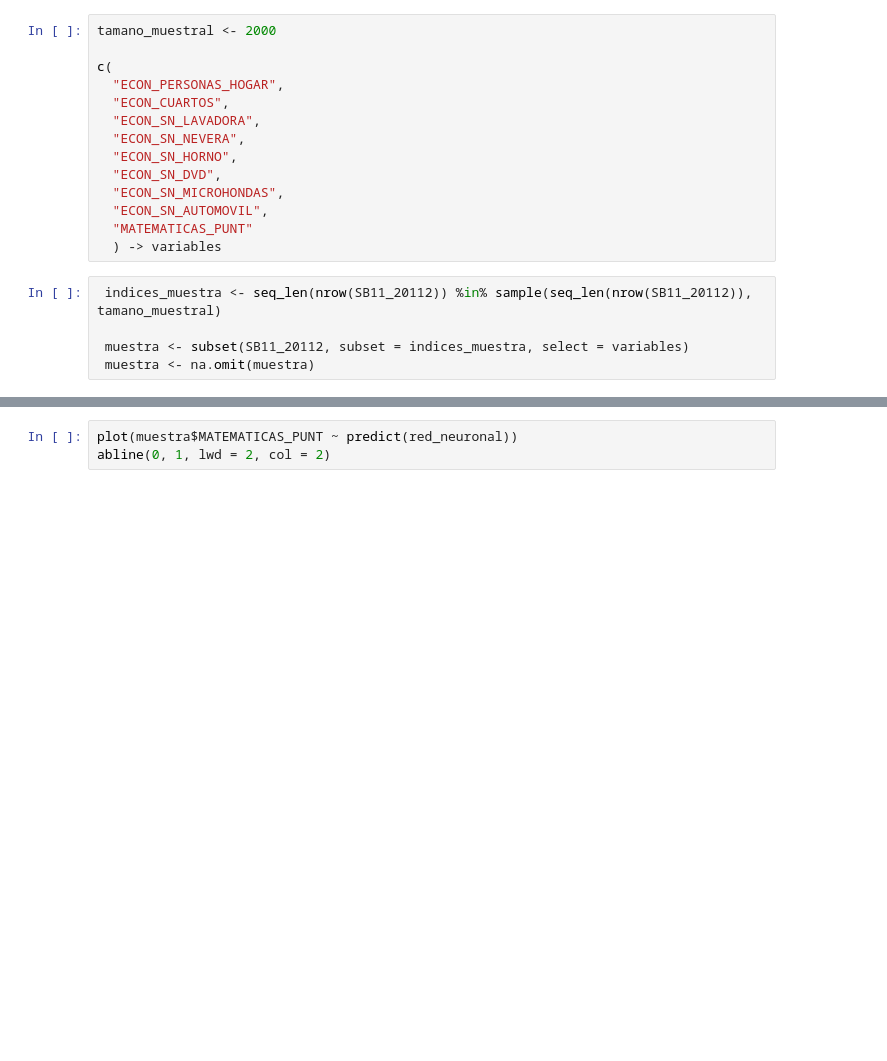
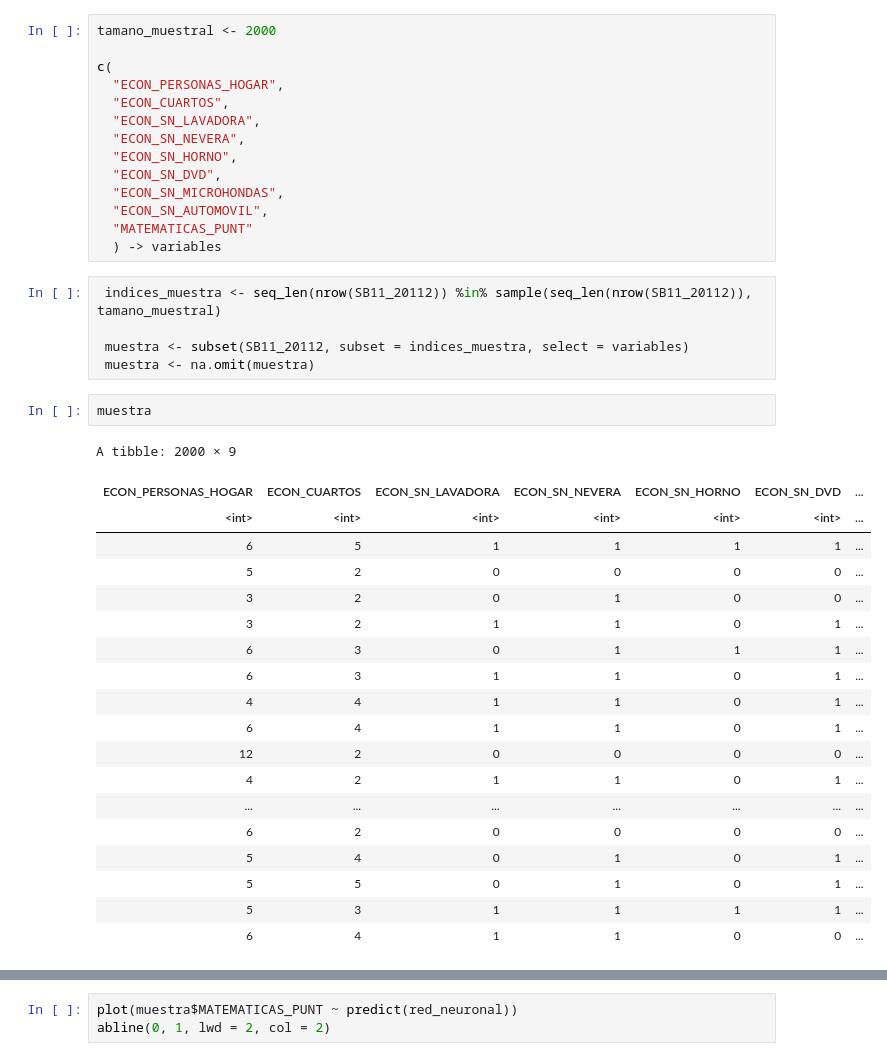
Before and after one commit to elqvixote/CODIGO_TRADING_R_PLATZI, a Jupyter notebook: 03_Red_Neuronal_Saber11.ipynb, the cells around one changed output, grey strips where cells are left out. Cells and saved outputs as stored; diff of their text form; blank space fills up the shorter version.

```diff
--- a/03_Red_Neuronal_Saber11.ipynb
+++ b/03_Red_Neuronal_Saber11.ipynb
@@ -51,5 +43,27 @@ c(
 
  muestra <- subset(SB11_20112, subset = indices_muestra, select = variables)
  muestra <- na.omit(muestra)
+# %%
+muestra
+# %% [output]
+A tibble: 2000 × 9
+| ECON_PERSONAS_HOGAR | ECON_CUARTOS | ECON_SN_LAVADORA | ECON_SN_NEVERA | ECON_SN_HORNO | ECON_SN_DVD | ... |
+| <int> | <int> | <int> | <int> | <int> | <int> | ... |
+| 6 | 5 | 1 | 1 | 1 | 1 | ... |
+| 5 | 2 | 0 | 0 | 0 | 0 | ... |
+| 3 | 2 | 0 | 1 | 0 | 0 | ... |
+| 3 | 2 | 1 | 1 | 0 | 1 | ... |
+| 6 | 3 | 0 | 1 | 1 | 1 | ... |
+| 6 | 3 | 1 | 1 | 0 | 1 | ... |
+| 4 | 4 | 1 | 1 | 0 | 1 | ... |
+| 6 | 4 | 1 | 1 | 0 | 1 | ... |
+| 12 | 2 | 0 | 0 | 0 | 0 | ... |
+| 4 | 2 | 1 | 1 | 0 | 1 | ... |
+| ... | ... | ... | ... | ... | ... | ... |
+| 6 | 2 | 0 | 0 | 0 | 0 | ... |
+| 5 | 4 | 0 | 1 | 0 | 1 | ... |
+| 5 | 5 | 0 | 1 | 0 | 1 | ... |
+| 5 | 3 | 1 | 1 | 1 | 1 | ... |
+| 6 | 4 | 1 | 1 | 0 | 0 | ... |
 # %%
 red_neuronal <- nnet(MATEMATICAS_PUNT ~ ., data = muestra, size = 10, linout = TRUE)
```
Also changed, not shown: parts of 4 cells of this notebook.
